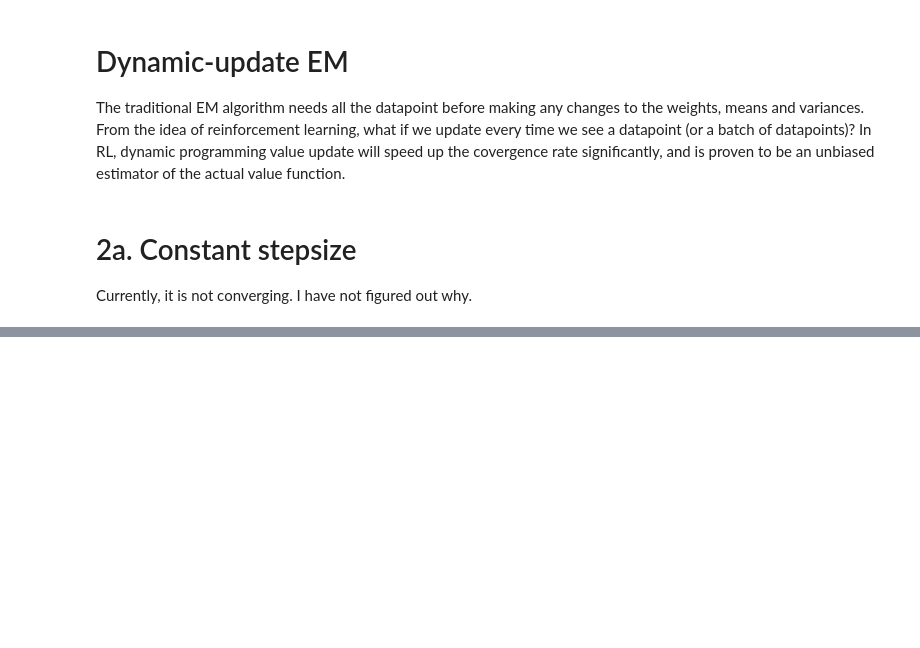
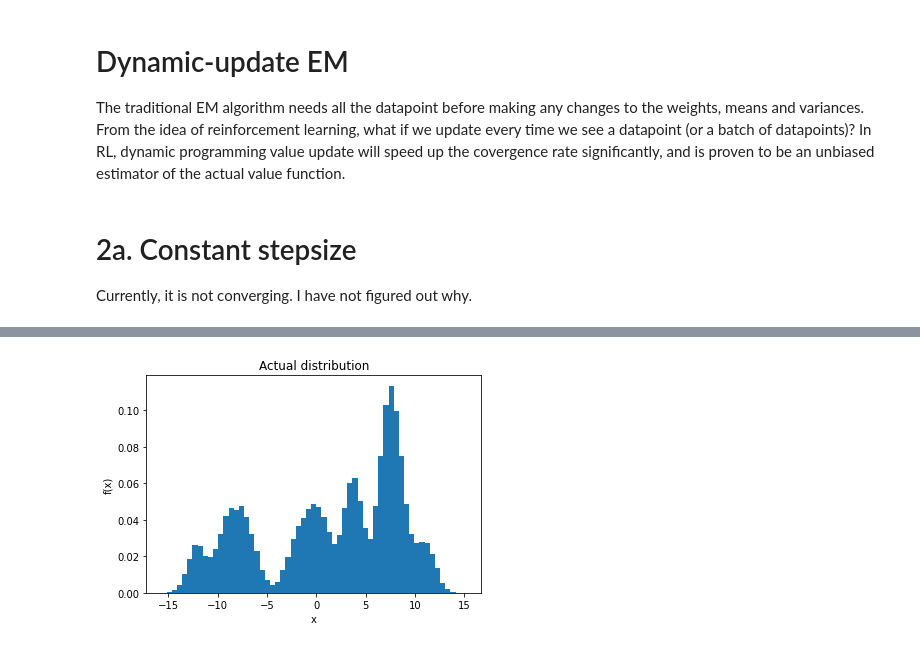
Before and after one commit to nguyen-thanh05/DyanamicallyUpdated-Expectation-Maximization-Algorithm, a Jupyter notebook: DynamicallyUpdated_EM.ipynb, the cells around one changed output, grey strips where cells are left out. Saved outputs shown, nothing was run; the diff lists cells and outputs as text; code cells hidden in the pictures; blank space fills up the shorter version.

```diff
--- a/DynamicallyUpdated_EM.ipynb
+++ b/DynamicallyUpdated_EM.ipynb
@@ -336,0 +371,8 @@ KeyboardInterrupt:
+# %%
+plt.hist(data, bins="auto", density=True)
+plt.xlabel("x")
+plt.ylabel("f(x)")
+plt.title("Actual distribution")
+plt.show()
+# %% [output]
+[figure, added]
```
Also changed, not shown: parts of 11 cells of this notebook.
